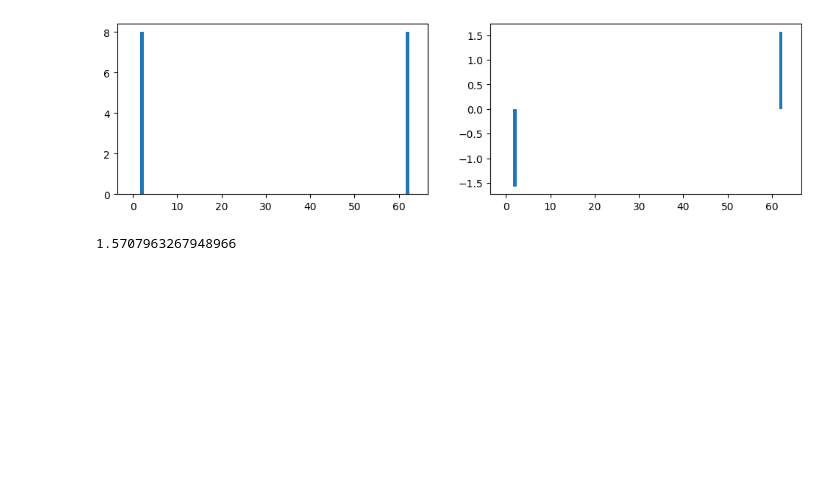
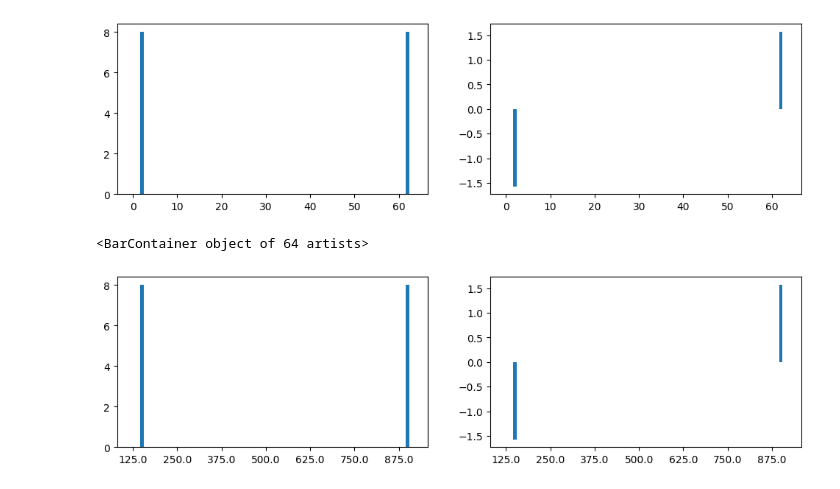
Before and after one commit to araobp/data-science, a Jupyter notebook: DigitalAudioProcessing/DigitalAudioProcessing2.ipynb, the cells around one changed output. Saved outputs shown, nothing was run; the diff lists cells and outputs as text; code cells hidden in the pictures; blank space fills up the shorter version.

```diff
--- a/DigitalAudioProcessing/DigitalAudioProcessing2.ipynb
+++ b/DigitalAudioProcessing/DigitalAudioProcessing2.ipynb
@@ -62,6 +62,12 @@ axes[1].bar(np.arange(N), THETA)
 <BarContainer object of 64 artists>
 [figure]
 # %%
-np.pi / 2
+fig, axes = plt.subplots(1, 2, figsize=(12,3))
+freq = n * fs / N
+axes[0].set_xticklabels(freq)
+axes[0].bar(n, AMP)
+axes[1].set_xticklabels(freq)
+axes[1].bar(n, THETA)
 # %% [output]
-1.5707963267948966
+<BarContainer object of 64 artists>
+[figure, added]
```
Also changed, not shown: parts of 1 cell of this notebook.
